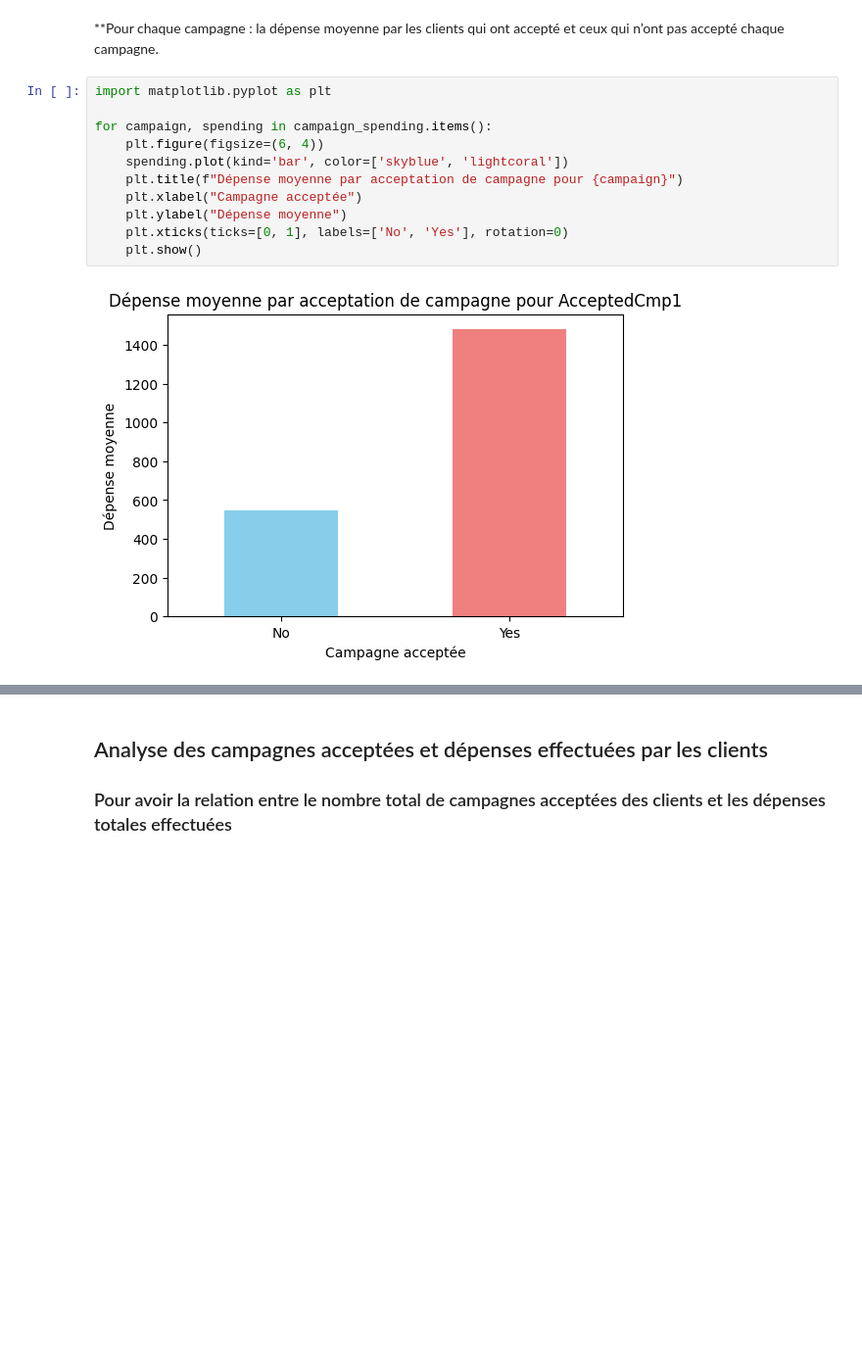
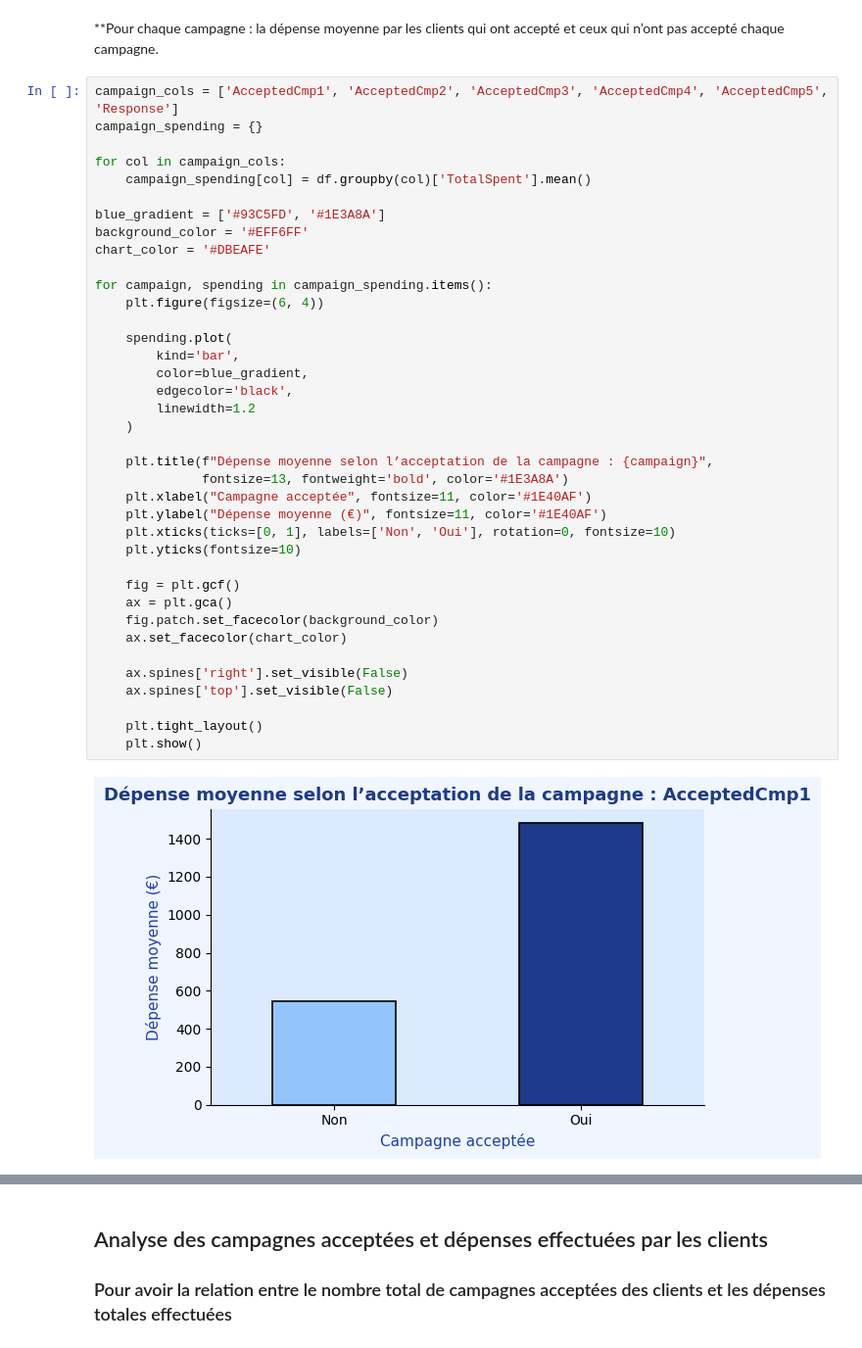
Before and after one commit to YasmineGheddab/Rush4-MSc1, a Jupyter notebook: Sel_rush4_.ipynb, the cells around one changed output, grey strips where cells are left out. Shown at 98% size. Drawn from its saved outputs; the diff is of its cells as text; blank space fills up the shorter version.

```diff
--- a/Sel_rush4_.ipynb
+++ b/Sel_rush4_.ipynb
@@ -387,15 +408,42 @@ Name: TotalMntSpent, dtype: float64
 # %% [markdown]
 **Pour chaque campagne : la dépense moyenne par les clients qui ont accepté et ceux qui n’ont pas accepté chaque campagne.
 # %%
-import matplotlib.pyplot as plt
+campaign_cols = ['AcceptedCmp1', 'AcceptedCmp2', 'AcceptedCmp3', 'AcceptedCmp4', 'AcceptedCmp5', 'Response']
+campaign_spending = {}
+
+for col in campaign_cols:
+    campaign_spending[col] = df.groupby(col)['TotalSpent'].mean()
+
+blue_gradient = ['#93C5FD', '#1E3A8A']
+background_color = '#EFF6FF'
+chart_color = '#DBEAFE'
 
 for campaign, spending in campaign_spending.items():
     plt.figure(figsize=(6, 4))
-    spending.plot(kind='bar', color=['skyblue', 'lightcoral'])
-    plt.title(f"Dépense moyenne par acceptation de campagne pour {campaign}")
-    plt.xlabel("Campagne acceptée")
-    plt.ylabel("Dépense moyenne")
-    plt.xticks(ticks=[0, 1], labels=['No', 'Yes'], rotation=0)
+
+    spending.plot(
+        kind='bar',
+        color=blue_gradient,
+        edgecolor='black',
+        linewidth=1.2
+    )
+
+    plt.title(f"Dépense moyenne selon l’acceptation de la campagne : {campaign}",
+              fontsize=13, fontweight='bold', color='#1E3A8A')
+    plt.xlabel("Campagne acceptée", fontsize=11, color='#1E40AF')
+    plt.ylabel("Dépense moyenne (€)", fontsize=11, color='#1E40AF')
+    plt.xticks(ticks=[0, 1], labels=['Non', 'Oui'], rotation=0, fontsize=10)
+    plt.yticks(fontsize=10)
+
+    fig = plt.gcf()
+    ax = plt.gca()
+    fig.patch.set_facecolor(background_color)
+    ax.set_facecolor(chart_color)
+
+    ax.spines['right'].set_visible(False)
+    ax.spines['top'].set_visible(False)
+
+    plt.tight_layout()
     plt.show()
 # %% [output]
-[figure, old version]
+[figure, new version]
```
Also changed, not shown: parts of 5 cells of this notebook.
